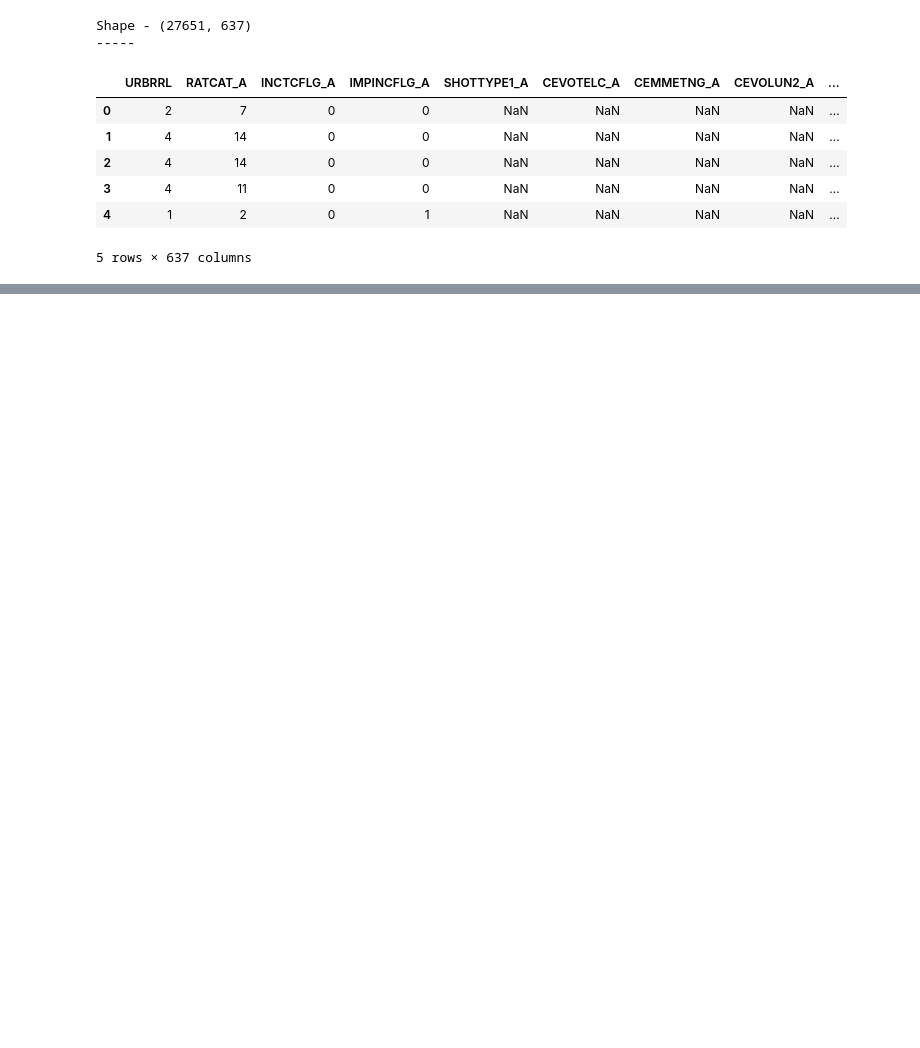
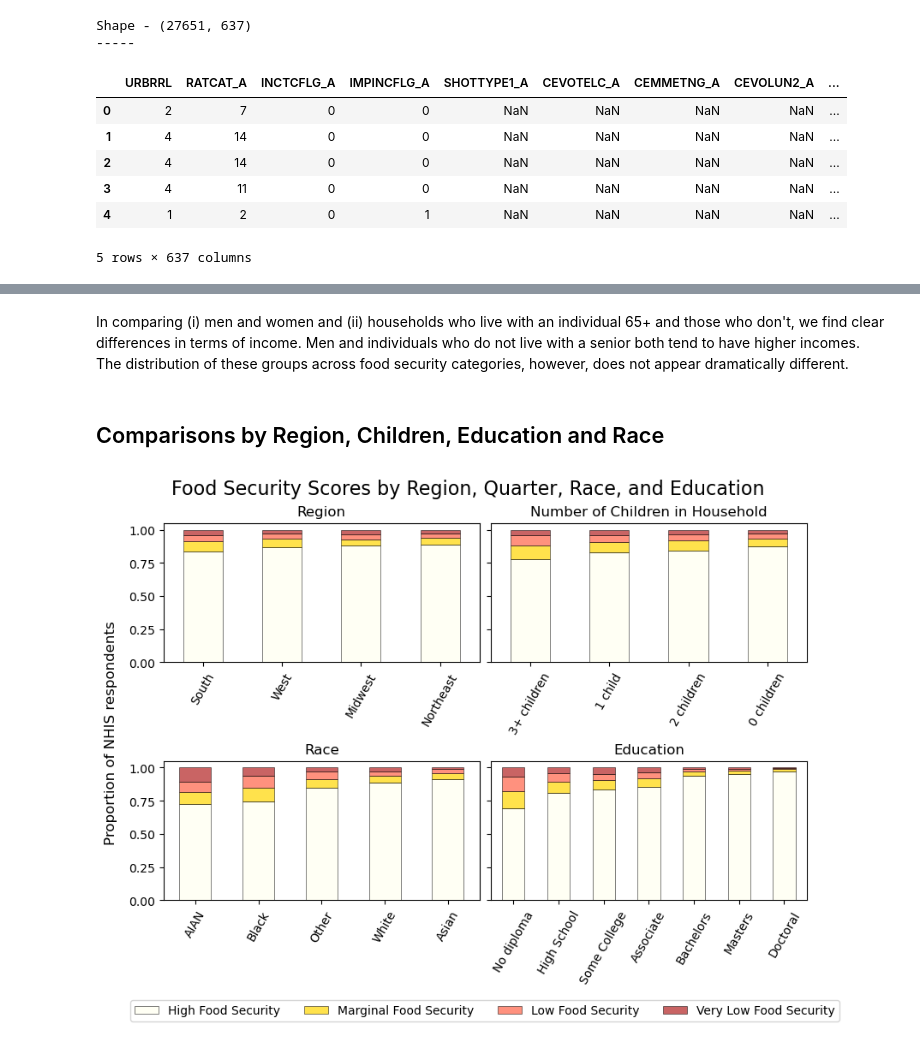
Before and after one commit to kac624/cuny, a Jupyter notebook: D608/story6_KeithC_script.ipynb, the cells around one changed output, grey strips where cells are left out. Drawn from its saved outputs; the diff is of its cells as text; code cells hidden in the pictures; blank space fills up the shorter version.

```diff
--- a/D608/story6_KeithC_script.ipynb
+++ b/D608/story6_KeithC_script.ipynb
@@ -80,0 +186,78 @@ BadZipFile: File is not a zip file
+# %% [markdown]
+In comparing (i) men and women and (ii) households who live with an individual 65+ and those who don't, we find clear differences in terms of income. Men and individuals who do not live with a senior both tend to have higher incomes. The distribution of these groups across food security categories, however, does not appear dramatically different.
+# %% [markdown]
+## Comparisons by Region, Children, Education and Race
+# %%
+variables_dict = {
+    'REGION': ['Region', 4, {1: 'Northeast', 2: 'Midwest', 3: 'South', 4: 'West'}],
+    'PCNTLT18TC': ['Number of Children in Household', 3, {0: '0 children', 1: '1 child', 2: '2 children', 3: '3+ children'}],
+    'RACEALLP_A': ['Race', 6, {
+        1: 'White',
+        2: 'Black',
+        3: 'Asian',
+        4: 'AIAN',
+        # 5: 'AIAN',
+        6: 'Other',
+        7: 'Refused',
+        8: 'Not Ascertained',
+        9: 'Dont know'
+    }],
+    'EDUCP_A': ['Education', 10, {
+        # 0: 'Never attended',
+        # 1: 'Grade 1-11',
+        2: 'No diploma',
+        # 3: 'GED',
+        4: 'High School',
+        5: 'Some College',
+        6: 'Associate',
+        # 7: 'Associate',
+        8: 'Bachelors',
+        9: 'Masters',
+        10: 'Doctoral',
+        97: 'Refused',
+        98: 'Not Ascertained',
+        99: 'Dont Know'
+    }],
+    'FDSCAT4_A': ['Food Security', 4, {
+        1: 'High Food Security',
+        2: 'Marginal Food Security',
+        3: 'Low Food Security',
+        4: 'Very Low Food Security'
+    }]
+}
+
+nhis.RACEALLP_A = nhis.RACEALLP_A.apply(lambda x: 4 if x == 5 else x)
+nhis.EDUCP_A = nhis.EDUCP_A.apply(lambda x: 2 if x == 0 else 2 if x == 1 else 4 if x == 3 else 6 if x == 7 else x)
+
+fig, axes = plt.subplots(2, 2, figsize=(8, 6), sharey=True, layout='constrained')
+colors = ['ivory', 'gold', 'tomato', 'firebrick']
+
+for var, ax, i in zip(variables_dict.keys(), axes.flatten(), range(4)):
+    plot_df = nhis[(nhis['FDSCAT4_A'] <= 4) & (nhis[var] <= variables_dict[var][1])]
+    count_data = plot_df.groupby([var, 'FDSCAT4_A']).size().unstack(fill_value=0)
+    normalized_data = count_data.div(count_data.sum(axis=1), axis=0).sort_values(by=1)
+
+    normalized_data.plot(
+          kind='bar', stacked=True, ax=ax, legend=False,
+          color=colors, edgecolor='black', linewidth=0.5, alpha=0.7
+    )
+
+    ax.set_title(variables_dict[var][0])
+    ax.set_xlabel('')
+    locs = ax.get_xticks()
+    codes = [int(label.get_text()) for label in ax.get_xticklabels()]
+    labels = [variables_dict[var][2][code] for code in codes]
+    ax.set_xticks(locs, labels, rotation=60)
+
+handles, labels = [], []
+for handle, label in zip(*ax.get_legend_handles_labels()):
+        handles.append(handle)
+        labels.append(variables_dict['FDSCAT4_A'][2][int(label)])
+fig.legend(handles, labels, loc='lower center', ncol=4, bbox_to_anchor=(0.525, -0.075))
+
+fig.text(-0.03, 0.5, 'Proportion of NHIS respondents', va='center', rotation='vertical', fontsize=12)
+fig.suptitle('Food Security Scores by Region, Quarter, Race, and Education', fontsize=16)
+
+plt.show()
+# %% [output]
+[figure, added]
```
Also changed, not shown: parts of 10 cells of this notebook, 15 other files.
